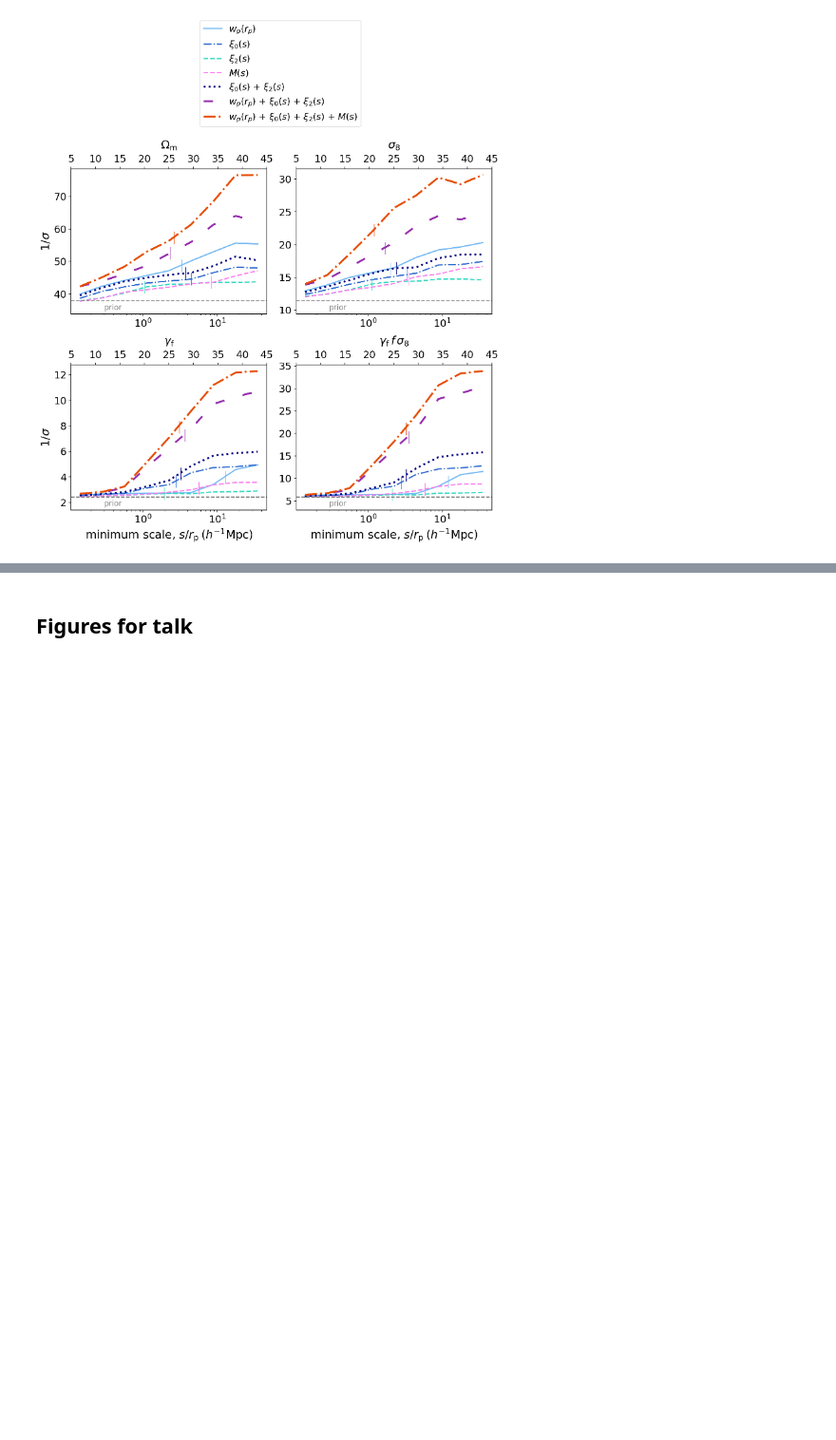
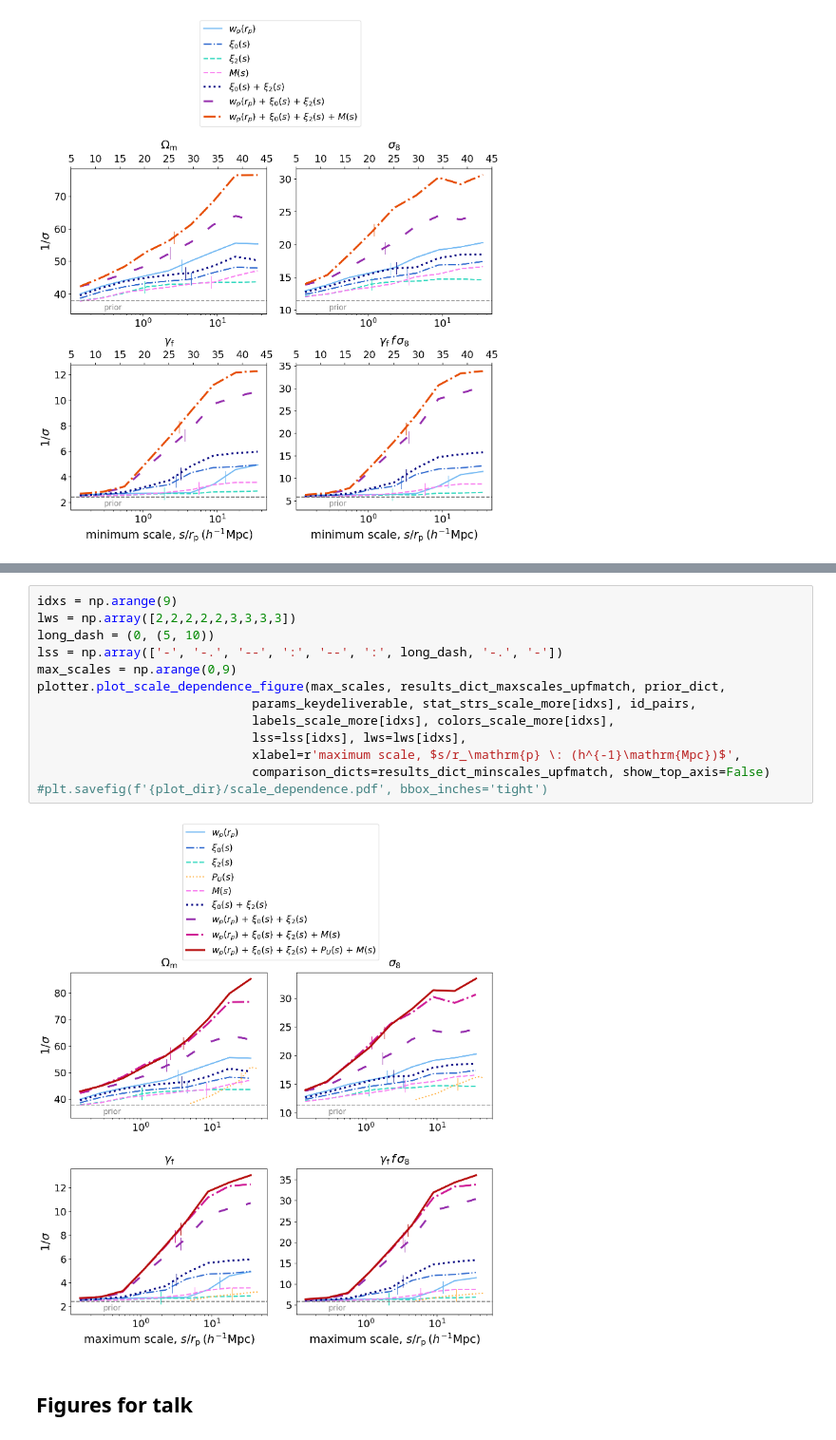
Before and after one commit to kstoreyf/aemulator, a Jupyter notebook: notebooks/2022-03-21_exploratory_figures.ipynb, the cells around one changed output, grey strips where cells are left out. Shown at 95% size. Drawn from its saved outputs; the diff is of its cells as text; blank space fills up the shorter version.

```diff
--- a/notebooks/2022-03-21_exploratory_figures.ipynb
+++ b/notebooks/2022-03-21_exploratory_figures.ipynb
@@ -165,3 +189,18 @@ plotter.plot_scale_dependence_figure(max_scales, results_dict_maxscales_more, pr
+# %%
+idxs = np.arange(9)
+lws = np.array([2,2,2,2,2,3,3,3,3])
+long_dash = (0, (5, 10))
+lss = np.array(['-', '-.', '--', ':', '--', ':', long_dash, '-.', '-'])
+max_scales = np.arange(0,9)
+plotter.plot_scale_dependence_figure(max_scales, results_dict_maxscales_upfmatch, prior_dict,
+                             params_keydeliverable, stat_strs_scale_more[idxs], id_pairs,
+                             labels_scale_more[idxs], colors_scale_more[idxs],
+                             lss=lss[idxs], lws=lws[idxs],
+                             xlabel=r'maximum scale, $s/r_\mathrm{p} \: (h^{-1}\mathrm{Mpc})$',
+                             comparison_dicts=results_dict_minscales_upfmatch, show_top_axis=False)
+#plt.savefig(f'{plot_dir}/scale_dependence.pdf', bbox_inches='tight')
+# %% [output]
+[figure, added]
 # %% [markdown]
 ## Figures for talk
 # %% [markdown]
```
Also changed, not shown: parts of 5 cells of this notebook, 2 other files.
